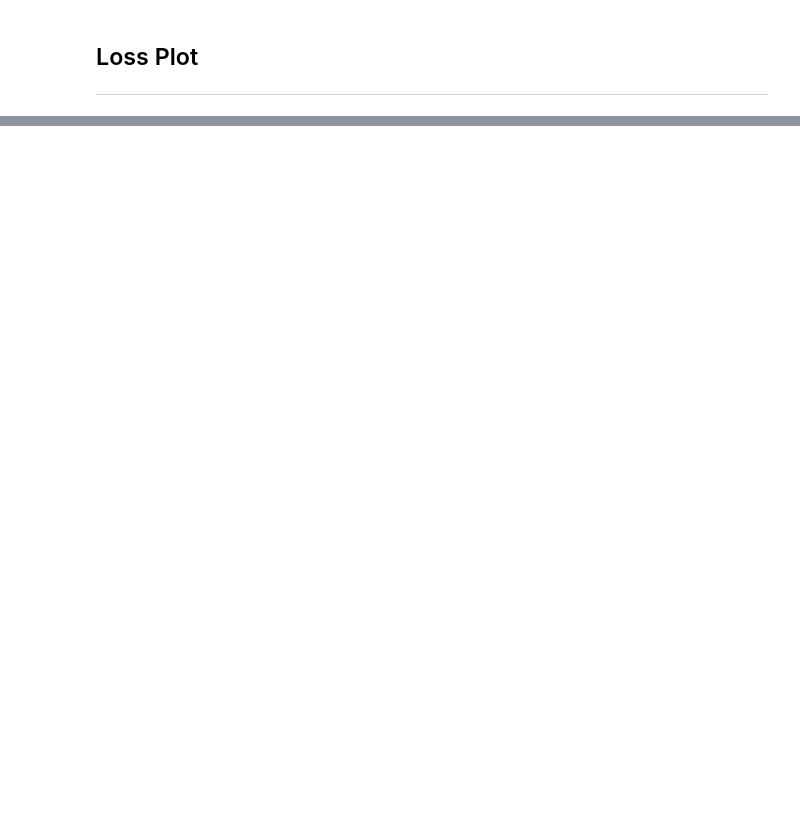
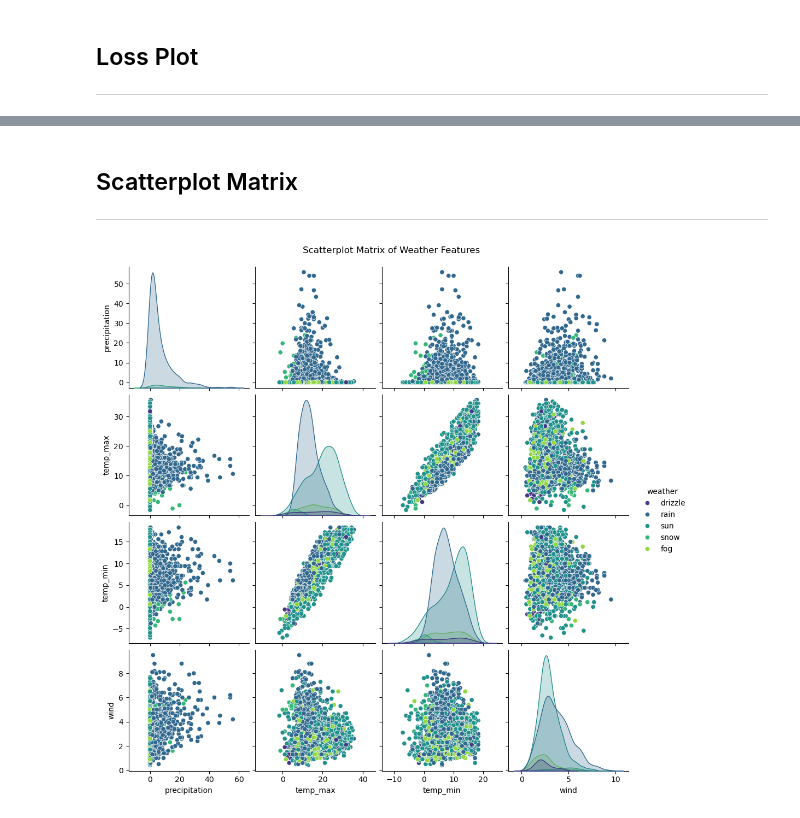
Before and after one commit to viz658/Weather_Prediction_Using_ML_DL, a Jupyter notebook: Seattle_Weather_Neural_Network.ipynb, the cells around one changed output, grey strips where cells are left out. Cells and saved outputs as stored; diff of their text form; code cells hidden in the pictures; blank space fills up the shorter version.

```diff
--- a/Seattle_Weather_Neural_Network.ipynb
+++ b/Seattle_Weather_Neural_Network.ipynb
@@ -189,0 +232,12 @@ plt.show()
+# %% [markdown]
+## Scatterplot Matrix
+---
+# %%
+# to get rid of the weather_encoded column/row in the scatterplot
+pairplot_data = data[['precipitation', 'temp_max', 'temp_min', 'wind', 'weather']]
+# create scatterplot
+sns.pairplot(pairplot_data, diag_kind='kde', hue='weather', palette='viridis')
+plt.suptitle("Scatterplot Matrix of Weather Features", y=1.02)
+plt.show()
+# %% [output]
+[figure, added]
```
Also changed, not shown: parts of 42 cells of this notebook.
